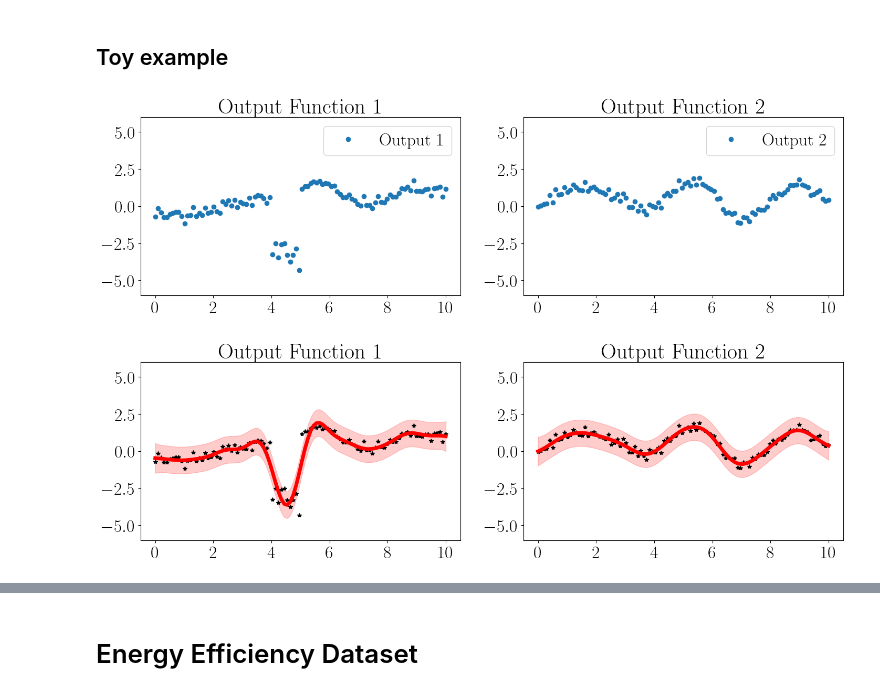
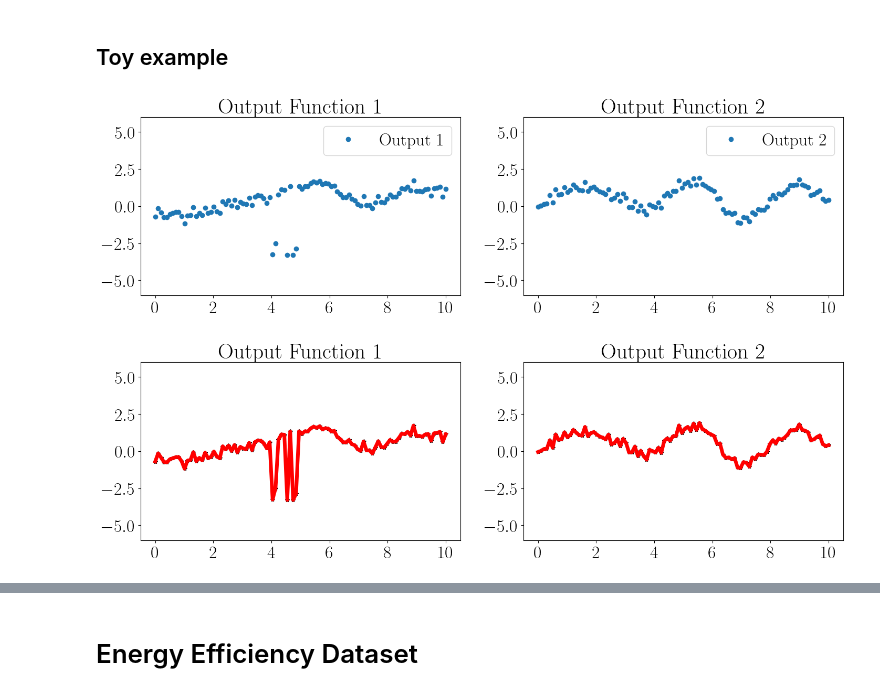
Before and after one commit to joshuarooijakkers/robust_conjugate_MOGP, a Jupyter notebook: experiments/robotics/UCI.ipynb, the cells around one changed output, grey strips where cells are left out. Cells and saved outputs as stored; diff of their text form; code cells hidden in the pictures.

```diff
--- a/experiments/robotics/UCI.ipynb
+++ b/experiments/robotics/UCI.ipynb
@@ -193,9 +193,13 @@ D = 2
 X = np.linspace(0.0, 10, N)
 Y = sample_icm_rbf(X, lengthscale=1, noise_variance=0.05, random_state=41)
 
+B = np.array([[1.0, 0.7],
+              [0.7, 1.0]])
+A = np.linalg.cholesky(B)
+
 # Outliers
 outlier_range = np.where((X >= 4) & (X <= 5))[0]
-outlier_indices = np.random.choice(outlier_range, int(10), replace=False)
+outlier_indices = np.random.choice(outlier_range, int(5), replace=False)
 Y[outlier_indices, 0] = np.random.normal(loc=-3, scale=0.5, size=outlier_indices.shape[0])
 
 # Plotting
@@ -210,33 +214,33 @@ for i in range(2):
 plt.tight_layout()
 plt.show()
 # %% [output]
-[figure, old version]
+[figure, new version]
 # %%
 # mogp = MOGPRegressor(mean = 0, length_scale=0.1, noise = noise, A=A)
-mogp = MOGPRegressor_NC(mean = 0, length_scale=0.1, noise = 0.04, A=np.array([[1, 0.7], [0.7, 1]]))
+mogp = MOGPRegressor_NC(mean = 0, length_scale=0.1, noise = 0.04, A=A)
 mogp.fit(X.reshape(-1,1), Y)
 
 # Optimize hyperparameters
 mogp.optimize_hyperparameters()
 
 # Predict on test points
 x_test = np.linspace(0, 10, 100).reshape(-1, 1)
 mu, var = mogp.predict(x_test)
 std = np.sqrt(var + mogp.noise)
 
 # Plotting
 fig, axs = plt.subplots(1, 2, figsize=(15, 5))
 
 for i in range(2):
     axs[i].plot(X.flatten(), Y[:, i], 'k*', label=f'Observed Data')
     axs[i].plot(x_test.flatten(), mu[:, i], 'r-', label=f'Predicted Mean')
     axs[i].fill_between(x_test.flatten(), mu[:, i] - 2*std[:, i], mu[:, i] + 2*std[:, i], color='r', alpha=0.2, label=f'±2 Std. Dev.')
 
     axs[i].set_title(f"Output Function {i+1}")
     axs[i].set_ylim([-6, 6])
     # axs[i].legend()
 
 plt.tight_layout()
 plt.show()
 # %% [output]
-[figure, old version]
+[figure, new version]
```
Also changed, not shown: parts of 5 cells of this notebook, 4 other files.
